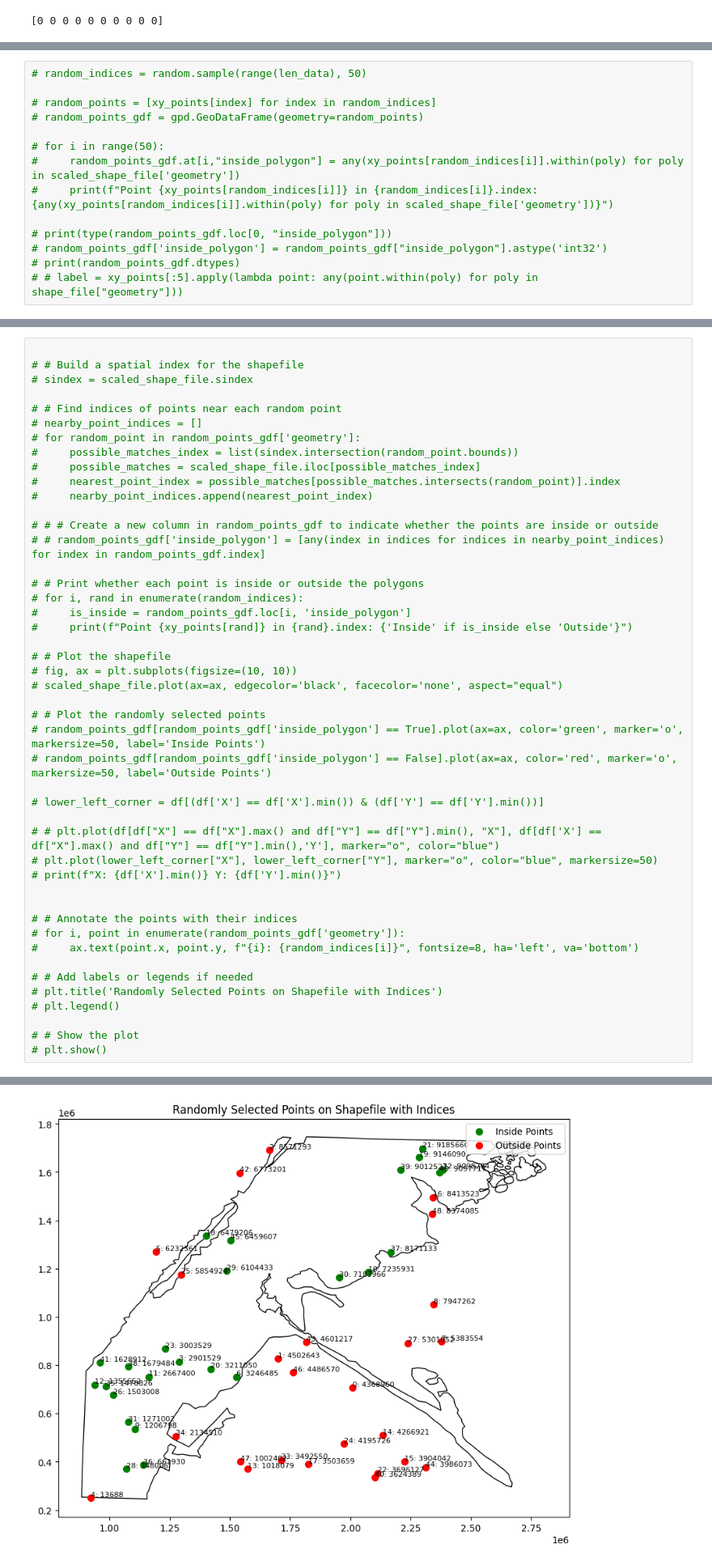
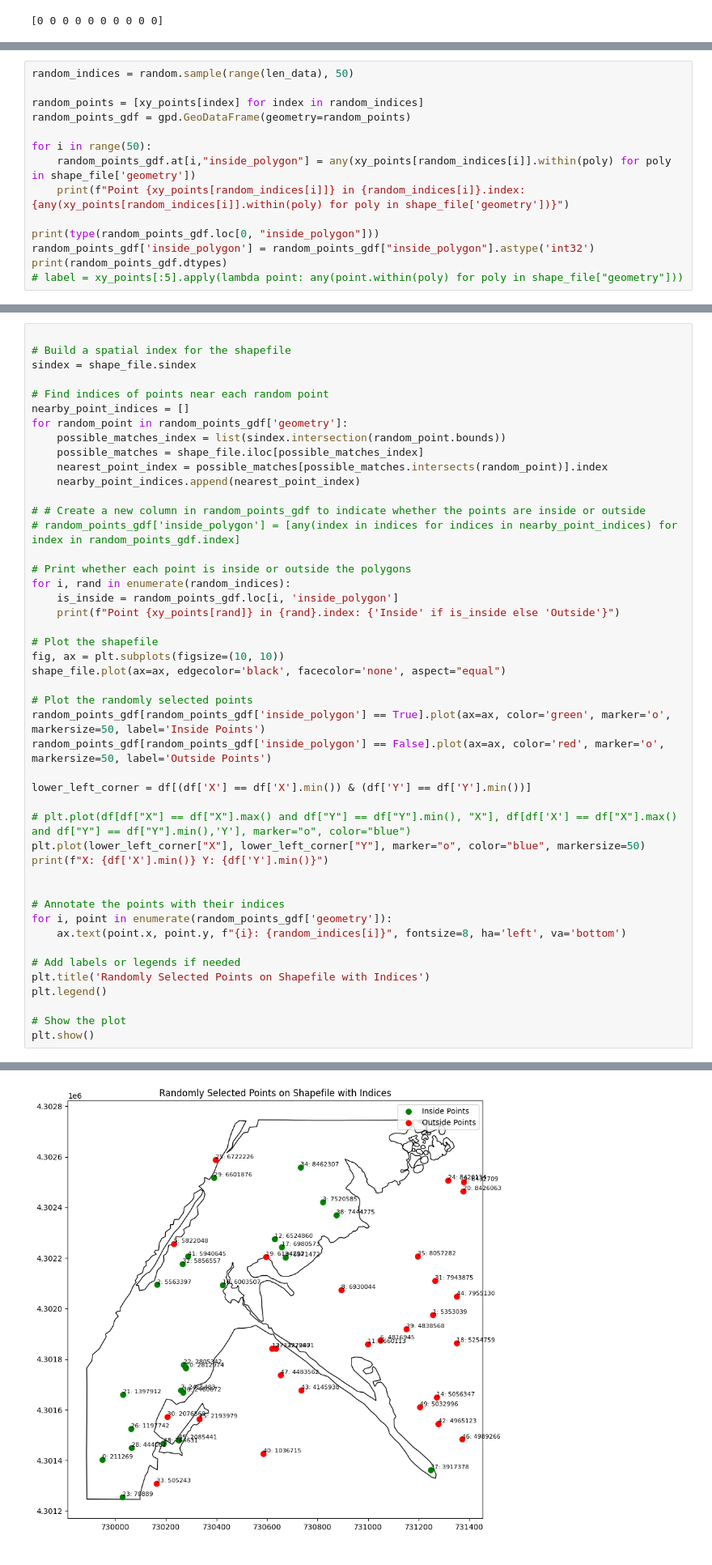
Before and after one commit to esatozholcek/Tree-Classification-Point-Cloud, a Jupyter notebook: project.ipynb, the cells around one changed output, grey strips where cells are left out. Shown at 81% size. Cells and saved outputs as stored; diff of their text form.

```diff
--- a/project.ipynb
+++ b/project.ipynb
@@ -484,15 +345,15 @@ Created random 50 point and found inside or outside the Ground Truth
 # %%
-# random_indices = random.sample(range(len_data), 50)
+random_indices = random.sample(range(len_data), 50)
 
-# random_points = [xy_points[index] for index in random_indices]
-# random_points_gdf = gpd.GeoDataFrame(geometry=random_points)
+random_points = [xy_points[index] for index in random_indices]
+random_points_gdf = gpd.GeoDataFrame(geometry=random_points)
 
-# for i in range(50):
-#     random_points_gdf.at[i,"inside_polygon"] = any(xy_points[random_indices[i]].within(poly) for poly in scaled_shape_file['geometry'])
-#     print(f"Point {xy_points[random_indices[i]]} in {random_indices[i]}.index: {any(xy_points[random_indices[i]].within(poly) for poly in scaled_shape_file['geometry'])}")
+for i in range(50):
+    random_points_gdf.at[i,"inside_polygon"] = any(xy_points[random_indices[i]].within(poly) for poly in shape_file['geometry'])
+    print(f"Point {xy_points[random_indices[i]]} in {random_indices[i]}.index: {any(xy_points[random_indices[i]].within(poly) for poly in shape_file['geometry'])}")
 
-# print(type(random_points_gdf.loc[0, "inside_polygon"]))
-# random_points_gdf['inside_polygon'] = random_points_gdf["inside_polygon"].astype('int32')
-# print(random_points_gdf.dtypes)
-# # label = xy_points[:5].apply(lambda point: any(point.within(poly) for poly in shape_file["geometry"]))
+print(type(random_points_gdf.loc[0, "inside_polygon"]))
+random_points_gdf['inside_polygon'] = random_points_gdf["inside_polygon"].astype('int32')
+print(random_points_gdf.dtypes)
+# label = xy_points[:5].apply(lambda point: any(point.within(poly) for poly in shape_file["geometry"]))
 # %% [output]
@@ -518,47 +379,47 @@ Plot the selected 50 points and define them inside or outside
 # %%
 
-# # Build a spatial index for the shapefile
-# sindex = scaled_shape_file.sindex
+# Build a spatial index for the shapefile
+sindex = shape_file.sindex
 
-# # Find indices of points near each random point
-# nearby_point_indices = []
-# for random_point in random_points_gdf['geometry']:
-#     possible_matches_index = list(sindex.intersection(random_point.bounds))
-#     possible_matches = scaled_shape_file.iloc[possible_matches_index]
-#     nearest_point_index = possible_matches[possible_matches.intersects(random_point)].index
-#     nearby_point_indices.append(nearest_point_index)
+# Find indices of points near each random point
+nearby_point_indices = []
+for random_point in random_points_gdf['geometry']:
+    possible_matches_index = list(sindex.intersection(random_point.bounds))
+    possible_matches = shape_file.iloc[possible_matches_index]
+    nearest_point_index = possible_matches[possible_matches.intersects(random_point)].index
+    nearby_point_indices.append(nearest_point_index)
 
-# # # Create a new column in random_points_gdf to indicate whether the points are inside or outside
-# # random_points_gdf['inside_polygon'] = [any(index in indices for indices in nearby_point_indices) for index in random_points_gdf.index]
+# # Create a new column in random_points_gdf to indicate whether the points are inside or outside
+# random_points_gdf['inside_polygon'] = [any(index in indices for indices in nearby_point_indices) for index in random_points_gdf.index]
 
-# # Print whether each point is inside or outside the polygons
-# for i, rand in enumerate(random_indices):
-#     is_inside = random_points_gdf.loc[i, 'inside_polygon']
-#     print(f"Point {xy_points[rand]} in {rand}.index: {'Inside' if is_inside else 'Outside'}")
+# Print whether each point is inside or outside the polygons
+for i, rand in enumerate(random_indices):
+    is_inside = random_points_gdf.loc[i, 'inside_polygon']
+    print(f"Point {xy_points[rand]} in {rand}.index: {'Inside' if is_inside else 'Outside'}")
 
-# # Plot the shapefile
-# fig, ax = plt.subplots(figsize=(10, 10))
-# scaled_shape_file.plot(ax=ax, edgecolor='black', facecolor='none', aspect="equal")
+# Plot the shapefile
+fig, ax = plt.subplots(figsize=(10, 10))
+shape_file.plot(ax=ax, edgecolor='black', facecolor='none', aspect="equal")
 
-# # Plot the randomly selected points
-# random_points_gdf[random_points_gdf['inside_polygon'] == True].plot(ax=ax, color='green', marker='o', markersize=50, label='Inside Points')
-# random_points_gdf[random_points_gdf['inside_polygon'] == False].plot(ax=ax, color='red', marker='o', markersize=50, label='Outside Points')
+# Plot the randomly selected points
+random_points_gdf[random_points_gdf['inside_polygon'] == True].plot(ax=ax, color='green', marker='o', markersize=50, label='Inside Points')
+random_points_gdf[random_points_gdf['inside_polygon'] == False].plot(ax=ax, color='red', marker='o', markersize=50, label='Outside Points')
 
-# lower_left_corner = df[(df['X'] == df['X'].min()) & (df['Y'] == df['Y'].min())]
+lower_left_corner = df[(df['X'] == df['X'].min()) & (df['Y'] == df['Y'].min())]
 
-# # plt.plot(df[df["X"] == df["X"].max() and df["Y"] == df["Y"].min(), "X"], df[df['X'] == df["X"].max() and df["Y"] == df["Y"].min(),'Y'], marker="o", color="blue")
-# plt.plot(lower_left_corner["X"], lower_left_corner["Y"], marker="o", color="blue", markersize=50)
-# print(f"X: {df['X'].min()} Y: {df['Y'].min()}")
+# plt.plot(df[df["X"] == df["X"].max() and df["Y"] == df["Y"].min(), "X"], df[df['X'] == df["X"].max() and df["Y"] == df["Y"].min(),'Y'], marker="o", color="blue")
+plt.plot(lower_left_corner["X"], lower_left_corner["Y"], marker="o", color="blue", markersize=50)
+print(f"X: {df['X'].min()} Y: {df['Y'].min()}")
 
 
-# # Annotate the points with their indices
-# for i, point in enumerate(random_points_gdf['geometry']):
-#     ax.text(point.x, point.y, f"{i}: {random_indices[i]}", fontsize=8, ha='left', va='bottom')
+# Annotate the points with their indices
+for i, point in enumerate(random_points_gdf['geometry']):
+    ax.text(point.x, point.y, f"{i}: {random_indices[i]}", fontsize=8, ha='left', va='bottom')
 
-# # Add labels or legends if needed
-# plt.title('Randomly Selected Points on Shapefile with Indices')
-# plt.legend()
+# Add labels or legends if needed
+plt.title('Randomly Selected Points on Shapefile with Indices')
+plt.legend()
 
-# # Show the plot
-# plt.show()
+# Show the plot
+plt.show()
 # %% [output]
@@ -582,4 +443,4 @@ X: 885001 Y: 246001
-[figure, old version]
+[figure, new version]
 # %% [markdown]
 Point POINT (1186790 1221198) in 5808351.index: Outside ??
 # %%
```
Also changed, not shown: parts of 36 cells of this notebook, 6 other files.
